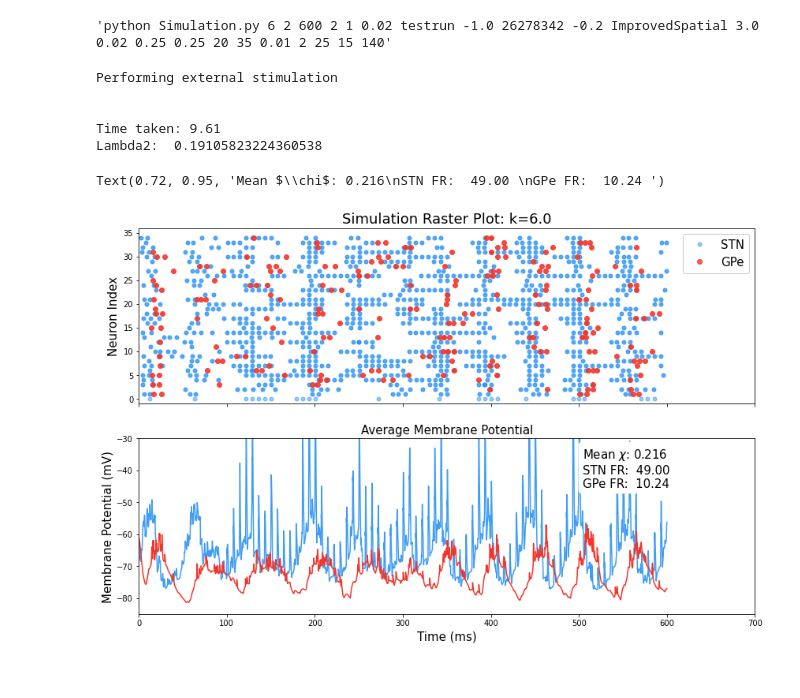
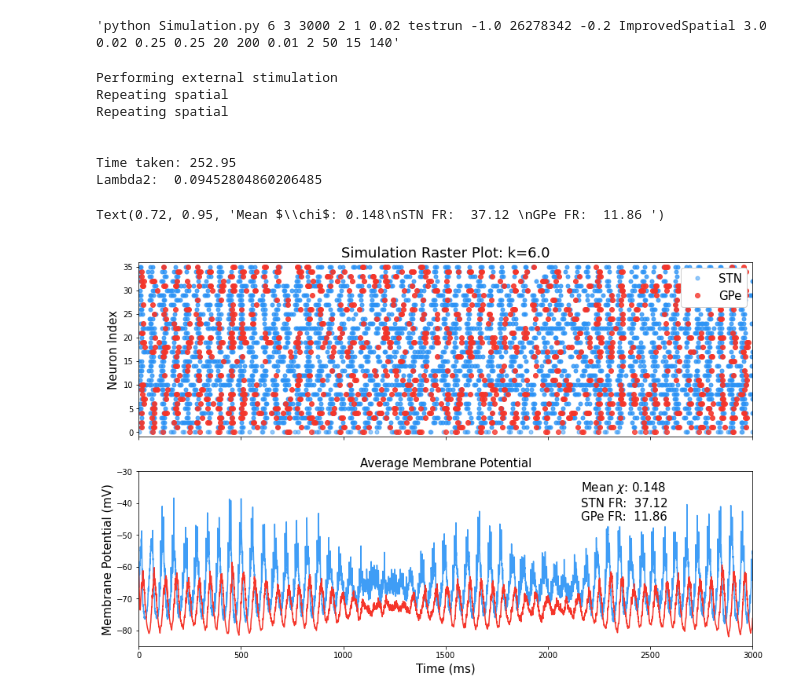
Before and after one commit to cathalmc/Study1_STN-GPe_Network_Stimulator, a Jupyter notebook: Run Simulation Desktop.ipynb, the cells around one changed output. Drawn from its saved outputs; the diff is of its cells as text; code cells hidden in the pictures.

```diff
--- a/Run Simulation Desktop.ipynb
+++ b/Run Simulation Desktop.ipynb
@@ -22,17 +22,17 @@ SimCon.params["Network_type"] = "ImprovedSpatial"
 
 
 SimCon.params["Notebook"] = 2 #1 is to save the firing data, 2 is to save the network data and firing data, 0 is for simulating on cluster
-SimCon.params["simtime"] = 600
+SimCon.params["simtime"] = 00
 SimCon.params["h"] = 0.01
-SimCon.params["n"] = 35
-SimCon.params["p"] = 2 #ps[SimCon.params["Network_type"]]
-SimCon.params["StimSites"] = 25
+SimCon.params["n"] = 20
+SimCon.params["p"] = 3 #ps[SimCon.params["Network_type"]]
+SimCon.params["StimSites"] = 50
 SimCon.params["StimAmplitude"] = 15
 SimCon.params["StimFrequency"] = 140
 
 SimCon.Generate_Command()
 # %% [output]
-'python Simulation.py 6 2 600 2 1 0.02 testrun -1.0 26278342 -0.2 ImprovedSpatial 3.0 0.02 0.25 0.25 20 35 0.01 2 25 15 140'
+'python Simulation.py 6 3 3000 2 1 0.02 testrun -1.0 26278342 -0.2 ImprovedSpatial 3.0 0.02 0.25 0.25 20 200 0.01 2 50 15 140'
 # %%
 t0 = time.time()
 p = subprocess.Popen(SimCon.Generate_Command(),stdout=subprocess.PIPE, stderr=subprocess.PIPE)
@@ -95,10 +95,12 @@ recovered_dat = packed_dat[0] #np.load(loc+name,allow_pickle=True)[0]
 print('Lambda2: ', sorted(graph_measures['eigs'])[1])
 # %% [output]
 Performing external stimulation
+Repeating spatial
+Repeating spatial
 
 
-Time taken: 9.61
-Lambda2:  0.19105823224360538
+Time taken: 252.95
+Lambda2:  0.09452804860206485
 # %%
 
 cols = '#2A92F5'
@@ -134,36 +136,36 @@ fig,ax = plt.subplots(2,1,figsize=[14,9],sharex=True)
 #fig.suptitle(params["Network_type"])
 
 for i, train in enumerate(zip(STrain,GTrain)):
     train1 = train[0]
     train2 = train[1]
     if i>ilim:
         break
     if i==0:
         ax[0].plot(train1, i*np.ones(len(train1)), 'o', color = cols,markersize=5, alpha=0.5, label='STN')
         ax[0].plot(train2, i*np.ones(len(train2)), 'o', color = colg,markersize=6, alpha=0.8, label='GPe')
     else:
         ax[0].plot(train1, i*np.ones(len(train1)), 'o', color = cols,markersize=5, alpha=0.8)
         ax[0].plot(train2, i*np.ones(len(train2)), 'o', color = colg,markersize=6, alpha=0.9)
 
 
 #f'{netlab[data_dict["Network_type"]]} Network'
 ax[0].set_title(f'Simulation Raster Plot: k={k}',fontsize=titlefontsize)
 ax[0].set_ylabel("Neuron Index",fontsize=infigfontsize)
-ax[0].set_xlim(0,700)
+ax[0].set_xlim(0,3000)
 ax[0].set_ylim(-1,ilim+1)
 ax[0].legend(fontsize=infigfontsize,loc='upper right',framealpha=1)
 #ax[0].legend(fontsize=16,framealpha=1,shadow = True,borderpad=0.8,loc='upper right')
 
 ax[1].plot(x_axis, SLFP, label = 'STN',color = cols, alpha=0.9)
 ax[1].plot(x_axis, GLFP, label = 'GPe',color = colg, alpha=1)
 ax[1].set_title('Average Membrane Potential',fontsize=infigfontsize)
 ax[1].set_ylabel("Membrane Potential (mV)",fontsize=infigfontsize)
 ax[1].set_xlabel("Time (ms)",fontsize=infigfontsize)
 ax[1].set(ylim=[-85,-30,])
 ax[1].text(0.72, 0.95, textstr, transform=ax[1].transAxes, color='k', fontsize=infigfontsize, verticalalignment='top', bbox=props)
 # %% [output]
-Text(0.72, 0.95, 'Mean $\\chi$: 0.216\nSTN FR:  49.00 \nGPe FR:  10.24 ')
+Text(0.72, 0.95, 'Mean $\\chi$: 0.148\nSTN FR:  37.12 \nGPe FR:  11.86 ')
-[figure, old version]
+[figure, new version]
 # %%
 #np.save("NewAmalgData\\"+f"{netname}_{int(k)}.npy",recovered_dat)
 # dat2={}
```
